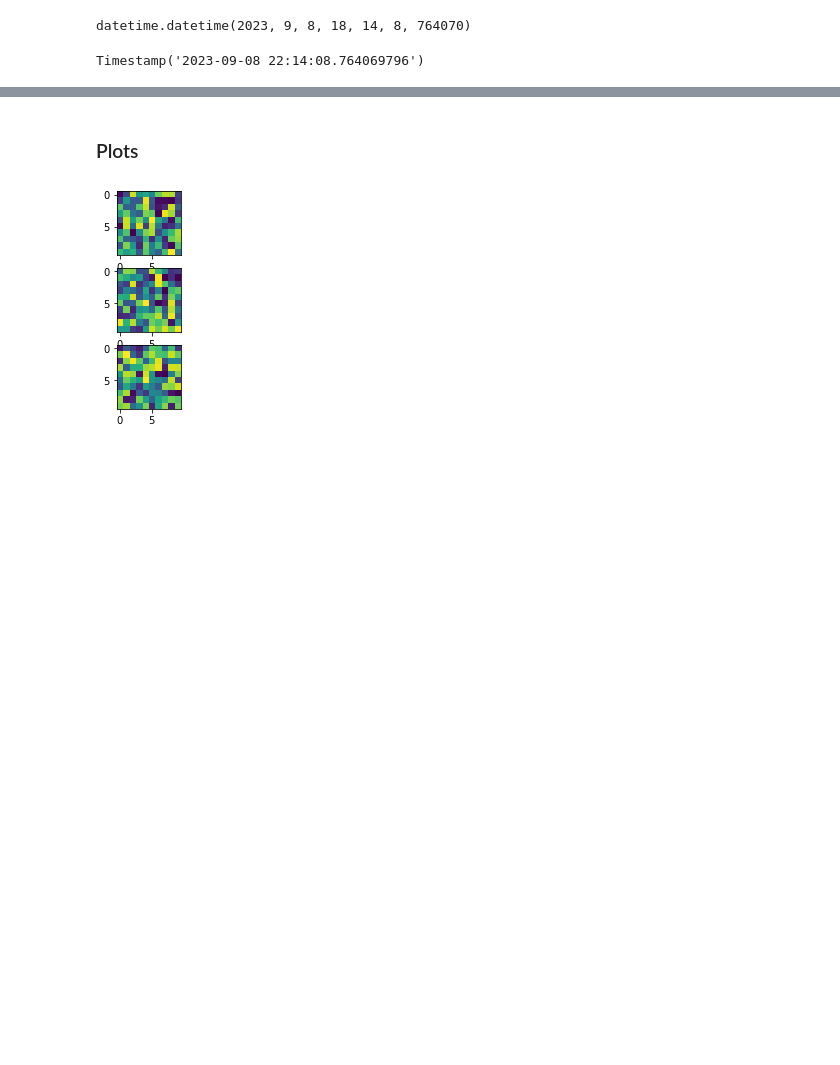
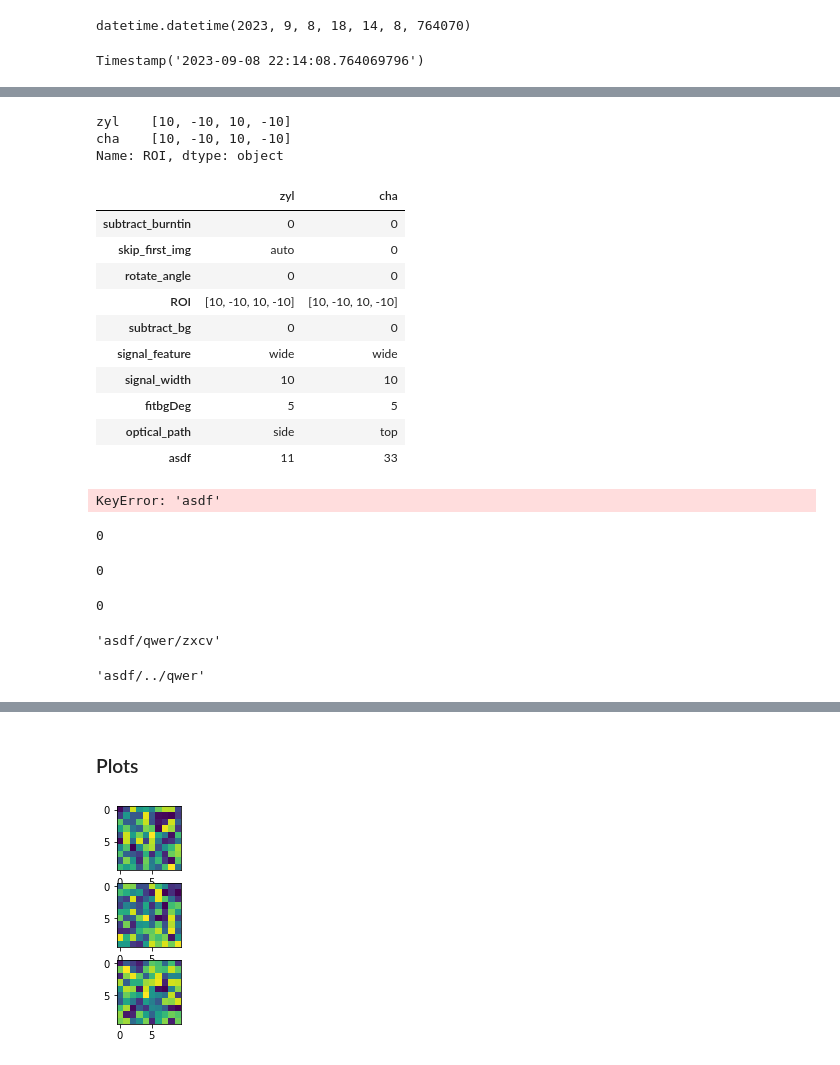
Before and after one commit to insommer/AnalysisCode, a Jupyter notebook: Coding Test/Coding Test.ipynb, the cells around one changed output, grey strips where cells are left out. Saved outputs shown, nothing was run; the diff lists cells and outputs as text; code cells hidden in the pictures; blank space fills up the shorter version.

```diff
--- a/Coding Test/Coding Test.ipynb
+++ b/Coding Test/Coding Test.ipynb
@@ -505,0 +672,3 @@ Timestamp('2023-09-08 22:14:08.764069796')
+# %%
+df = pd.DataFrame.from_dict(runParams, orient='index', columns=['zyl', 'cha'])
+df
@@ -505,0 +686,46 @@ Timestamp('2023-09-08 22:14:08.764069796')
+# %%
+df.loc['ROI']
+# %% [output]
+zyl    [10, -10, 10, -10]
+cha    [10, -10, 10, -10]
+Name: ROI, dtype: object
+# %%
+df.loc['asdf'] = [11,33]
+# %%
+df
+# %% [output]
+|  | zyl | cha |
+| subtract_burntin | 0 | 0 |
+| skip_first_img | auto | 0 |
+| rotate_angle | 0 | 0 |
+| ROI | [10, -10, 10, -10] | [10, -10, 10, -10] |
+| subtract_bg | 0 | 0 |
+| signal_feature | wide | wide |
+| signal_width | 10 | 10 |
+| fitbgDeg | 5 | 5 |
+| optical_path | side | top |
+| asdf | 11 | 33 |
+# %%
+df
+# %% [output]
+KeyError: 'asdf'
+# %%
+df.zyl.subtract_bg
+# %% [output]
+0
+# %%
+df['zyl'].subtract_bg
+# %% [output]
+0
+# %%
+df['zyl']['subtract_bg']
+# %% [output]
+0
+# %%
+os.path.join('asdf','qwer', 'zxcv')
+# %% [output]
+'asdf/qwer/zxcv'
+# %%
+os.path.join('asdf','../qwer')
+# %% [output]
+'asdf/../qwer'
```
Also changed, not shown: parts of 49 cells of this notebook, 6 other files.
